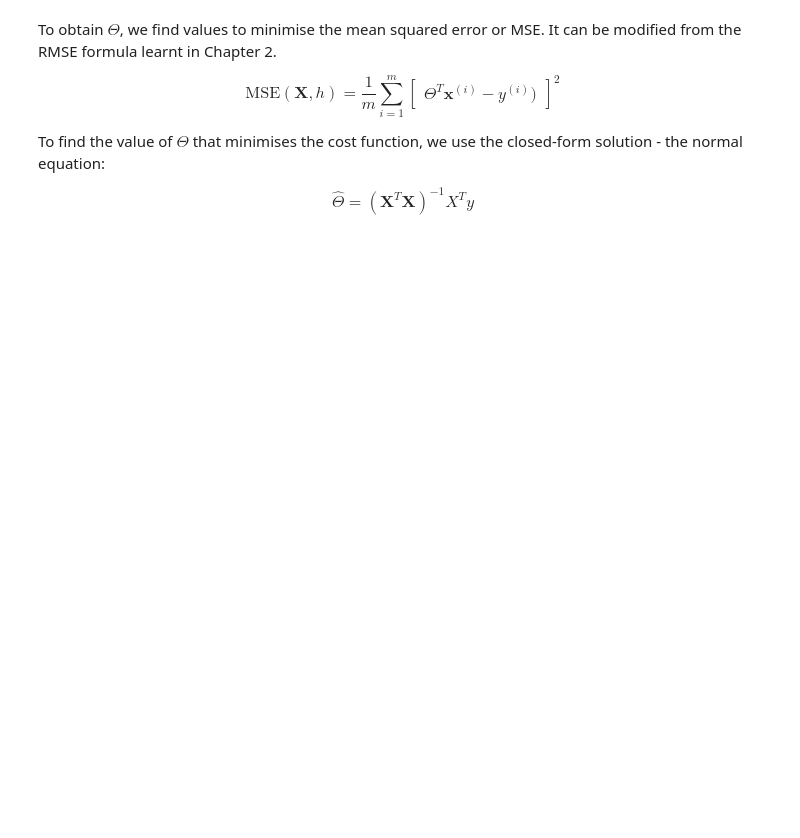
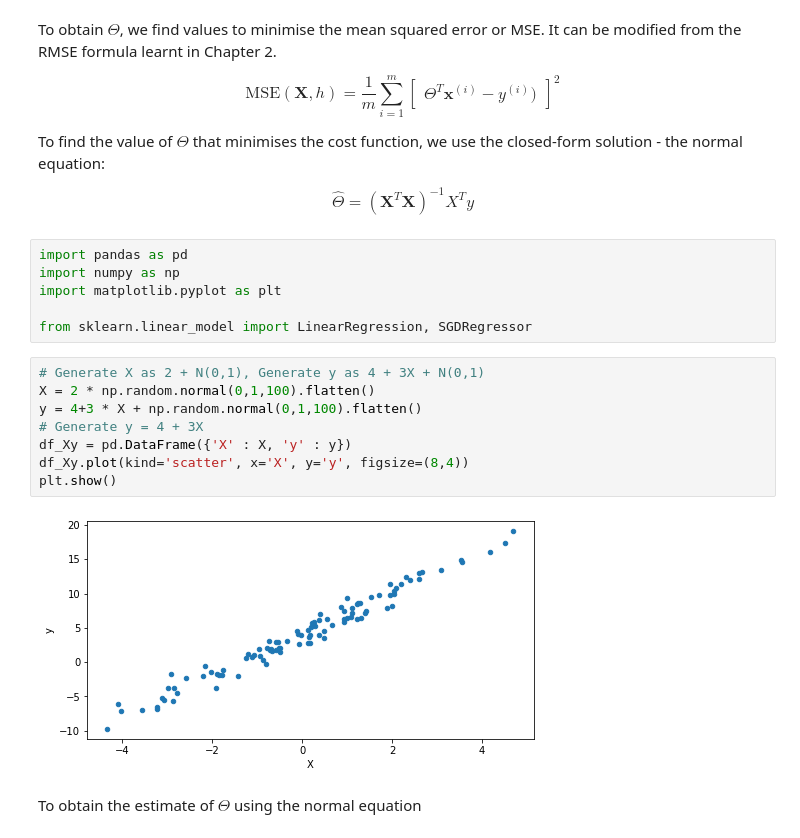
Before and after one commit to bryanblackbee/topic__hands-on-machine-learning, a Jupyter notebook: chap04/04-textbook-training-models-01.ipynb, the cells around one changed output. Drawn from its saved outputs; the diff is of its cells as text; blank space fills up the shorter version.

```diff
--- a/chap04/04-textbook-training-models-01.ipynb
+++ b/chap04/04-textbook-training-models-01.ipynb
@@ -23,3 +27,21 @@ $$\text{MSE} (\mathbf X , h) = \frac 1 m \sum_{i=1}^m \begin{bmatrix} \Theta^T \
 To find the value of $\Theta$ that minimises the cost function, we use the closed-form solution - the normal equation:
 
 $$\hat{\Theta} = (\mathbf X ^T \mathbf X)^{-1} X^Ty$$
+# %%
+import pandas as pd
+import numpy as np
+import matplotlib.pyplot as plt
+
+from sklearn.linear_model import LinearRegression, SGDRegressor
+# %%
+# Generate X as 2 + N(0,1), Generate y as 4 + 3X + N(0,1)
+X = 2 * np.random.normal(0,1,100).flatten()
+y = 4+3 * X + np.random.normal(0,1,100).flatten()
+# Generate y = 4 + 3X
+df_Xy = pd.DataFrame({'X' : X, 'y' : y})
+df_Xy.plot(kind='scatter', x='X', y='y', figsize=(8,4))
+plt.show()
+# %% [output]
+[figure, added]
+# %% [markdown]
+To obtain the estimate of $\Theta$ using the normal equation
```
Also changed, not shown: parts of 17 cells of this notebook.
